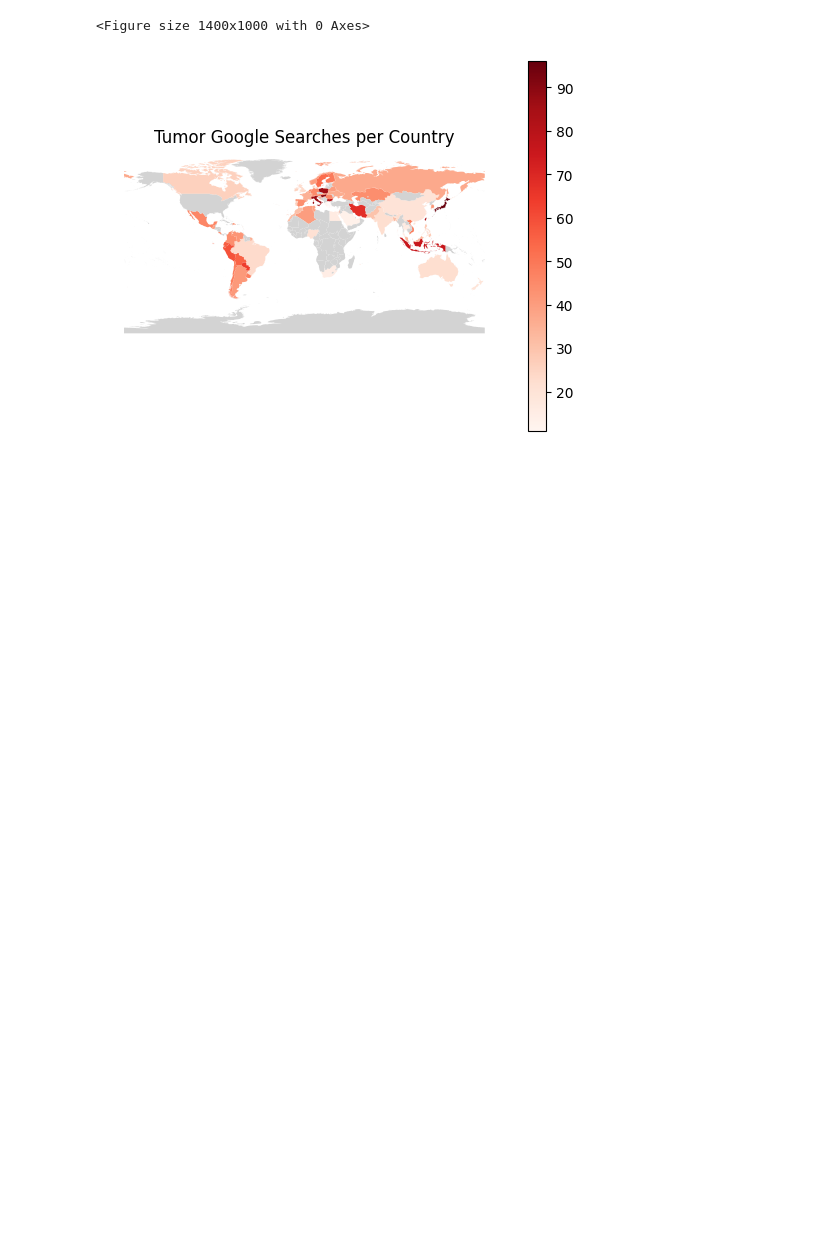
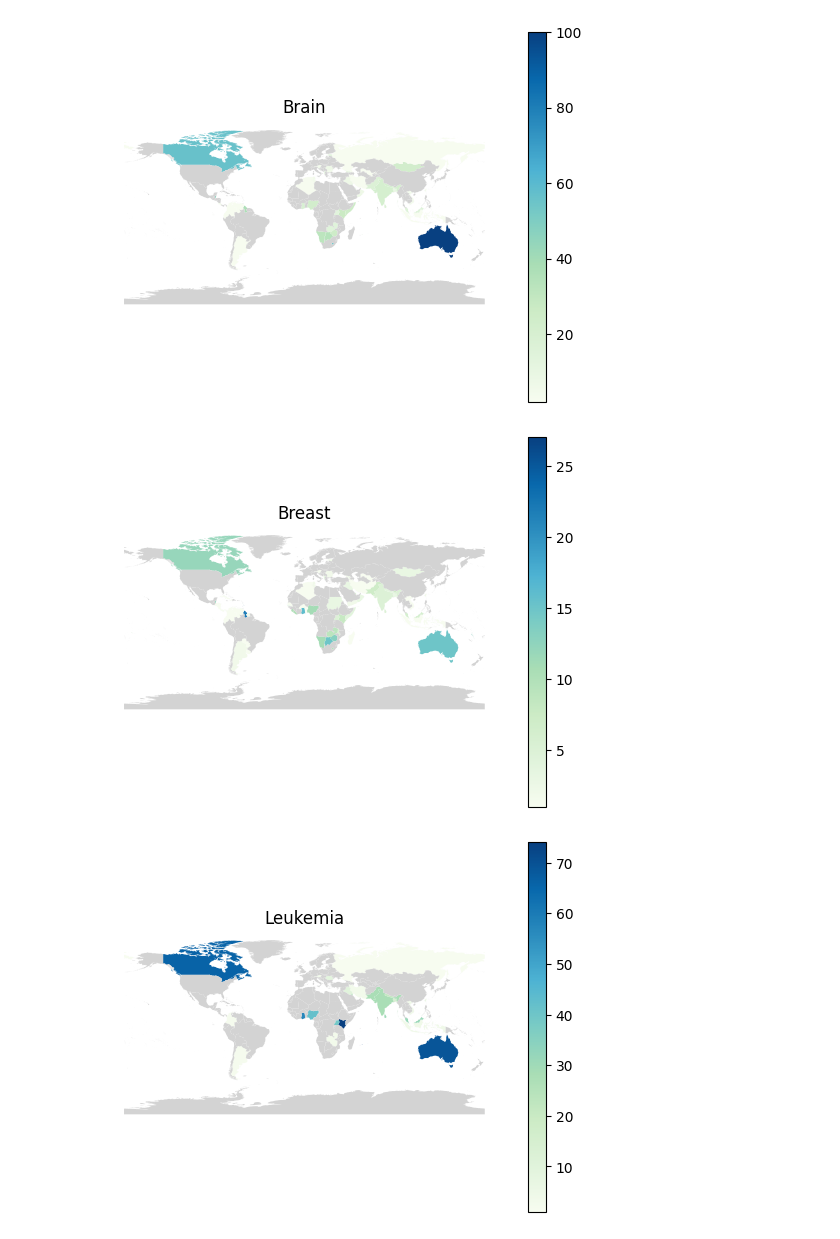
Before and after one commit to andreeriga/Scientific-Visualization-Magistrale, a Jupyter notebook: notebooks/google_trend.ipynb, the cells around one changed output. Drawn from its saved outputs; the diff is of its cells as text; code cells hidden in the pictures; blank space fills up the shorter version.

Commit message:
Google trends over each tumor (png with c are the one into the presentation)

```diff
--- a/notebooks/google_trend.ipynb
+++ b/notebooks/google_trend.ipynb
@@ -5,24 +5,54 @@ import pandas as pd
 import geopandas as gpd
 import seaborn as sns
 # %%
-
-df = pd.read_csv("../data/geoMap.csv")
-df["Tumor"] = pd.to_numeric(df["Tumor"], errors="coerce")
-
+from pathlib import Path
 world = gpd.read_file("../maps/countries.geojson")
 
-merged = world.merge(df, left_on="ADMIN", right_on="Country", how="left")
+input_dir = Path("../data/trends maps")
+for csv_path in sorted(input_dir.glob("*.csv")):
+    df_csv = pd.read_csv(csv_path)
+    if "Tumor" in df_csv.columns:
+        df_csv["Tumor"] = pd.to_numeric(df_csv["Tumor"], errors="coerce")
 
-plt.figure(figsize=(14, 10))
-merged.plot(
-    column="Tumor",
-    cmap="Reds",
-    legend=True,
-    missing_kwds={"color": "lightgrey", "label": "No data"}
-)
-plt.title("Tumor Google Searches per Country")
-plt.axis("off")
-plt.show()
+    merged_gdf = world.merge(df_csv, left_on="ADMIN", right_on="Country", how="left")
+
+    # plt.figure(figsize=(14, 10))
+
+    cmap = plt.get_cmap("GnBu")
+    colore_zero = cmap(0)
+
+    ax = merged_gdf.plot(
+        column="Tumor",
+        cmap="GnBu",
+        legend=True,
+        missing_kwds={"color": "lightgray", "label": "No data"}
+    )
+
+    # ax.set_facecolor("lightgrey")
+    # fig = ax.get_figure()
+    # fig.patch.set_facecolor("lightgrey")
+
+    ax.axis("off")
+    plt.savefig(f"../outputs/maps/{csv_path.stem}.png", bbox_inches='tight', dpi=600)
+    ax.set_title(csv_path.stem.split("_")[1][0].upper() + csv_path.stem.split("_")[1][1:])
+    plt.show()
+# df = pd.read_csv("../data/geoMap.csv")
+# df["Tumor"] = pd.to_numeric(df["Tumor"], errors="coerce")
+
+
+# merged = world.merge(df, left_on="ADMIN", right_on="Country", how="left")
+
+# plt.figure(figsize=(14, 10))
+# merged.plot(
+#     column="Tumor",
+#     cmap="Reds",
+#     legend=True,
+#     missing_kwds={"color": "lightgrey", "label": "No data"}
+# )
+# plt.title("")
+# plt.axis("off")
+# plt.show()
 # %% [output]
-<Figure size 1400x1000 with 0 Axes>
-[figure, old version]
+[figure, new version]
+[figure, added]
+[figure, added]
```
Also changed, not shown: parts of 1 cell of this notebook, 21 other files.
